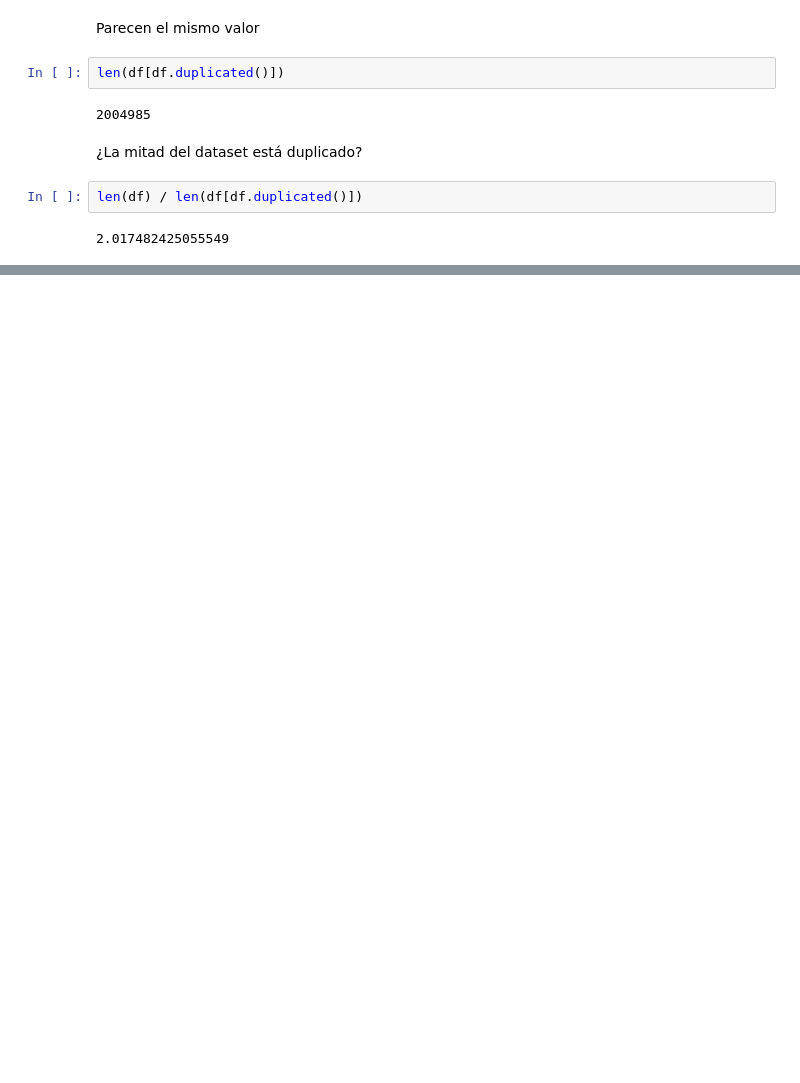
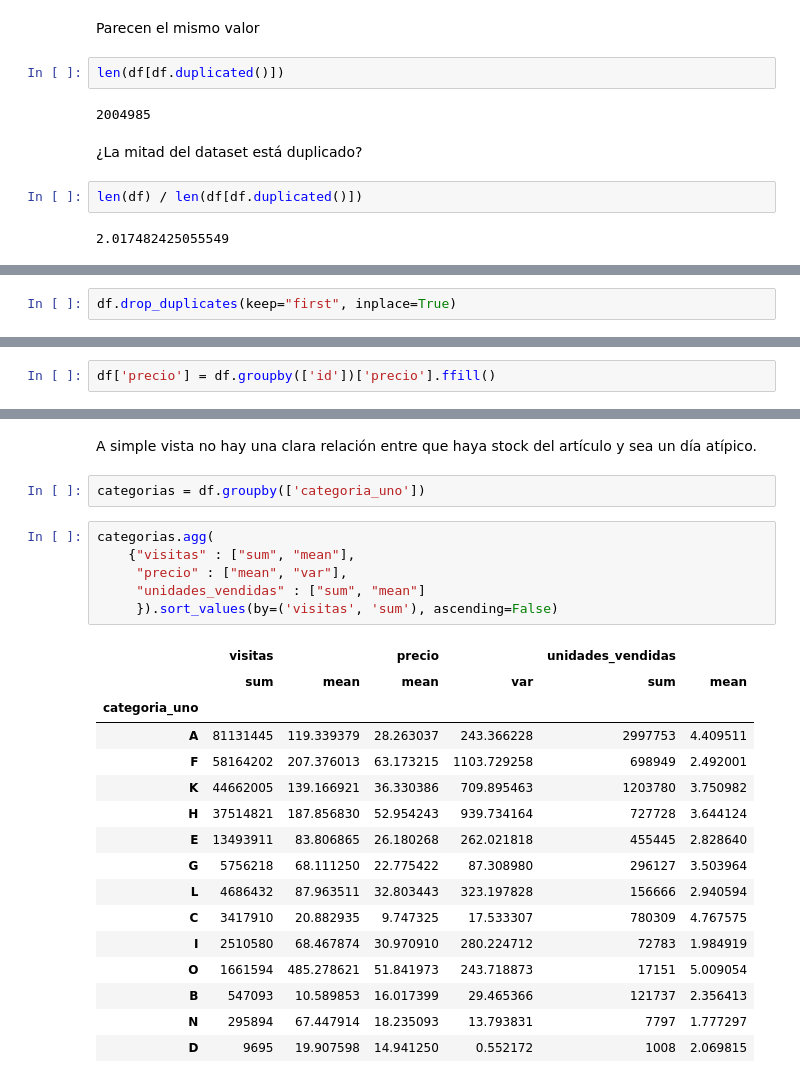
Before and after one commit to ebjaime/Atmira-Stock-Prediction, a Jupyter notebook: proyecto.ipynb, the cells around one changed output, grey strips where cells are left out. Cells and saved outputs as stored; diff of their text form; blank space fills up the shorter version.

```diff
--- a/proyecto.ipynb
+++ b/proyecto.ipynb
@@ -265,0 +227,2 @@ memory usage: 186.8+ MB
+# %%
+df.drop_duplicates(keep="first", inplace=True)
@@ -265,0 +284,2 @@ memory usage: 186.8+ MB
+# %%
+df['precio'] = df.groupby(['id'])['precio'].ffill()
@@ -265,0 +392,27 @@ memory usage: 186.8+ MB
+# %% [markdown]
+A simple vista no hay una clara relación entre que haya stock del artículo y sea un día atípico.
+# %%
+categorias = df.groupby(['categoria_uno'])
+# %%
+categorias.agg(
+    {"visitas" : ["sum", "mean"],
+     "precio" : ["mean", "var"],
+     "unidades_vendidas" : ["sum", "mean"]
+     }).sort_values(by=('visitas', 'sum'), ascending=False)
+# %% [output]
+|  | visitas |  | precio |  | unidades_vendidas |  |
+|  | sum | mean | mean | var | sum | mean |
+| categoria_uno |  |  |  |  |  |  |
+| A | 81131445 | 119.339379 | 28.263037 | 243.366228 | 2997753 | 4.409511 |
+| F | 58164202 | 207.376013 | 63.173215 | 1103.729258 | 698949 | 2.492001 |
+| K | 44662005 | 139.166921 | 36.330386 | 709.895463 | 1203780 | 3.750982 |
+| H | 37514821 | 187.856830 | 52.954243 | 939.734164 | 727728 | 3.644124 |
+| E | 13493911 | 83.806865 | 26.180268 | 262.021818 | 455445 | 2.828640 |
+| G | 5756218 | 68.111250 | 22.775422 | 87.308980 | 296127 | 3.503964 |
+| L | 4686432 | 87.963511 | 32.803443 | 323.197828 | 156666 | 2.940594 |
+| C | 3417910 | 20.882935 | 9.747325 | 17.533307 | 780309 | 4.767575 |
+| I | 2510580 | 68.467874 | 30.970910 | 280.224712 | 72783 | 1.984919 |
+| O | 1661594 | 485.278621 | 51.841973 | 243.718873 | 17151 | 5.009054 |
+| B | 547093 | 10.589853 | 16.017399 | 29.465366 | 121737 | 2.356413 |
+| N | 295894 | 67.447914 | 18.235093 | 13.793831 | 7797 | 1.777297 |
+| D | 9695 | 19.907598 | 14.941250 | 0.552172 | 1008 | 2.069815 |
```
Also changed, not shown: parts of 62 cells of this notebook.
